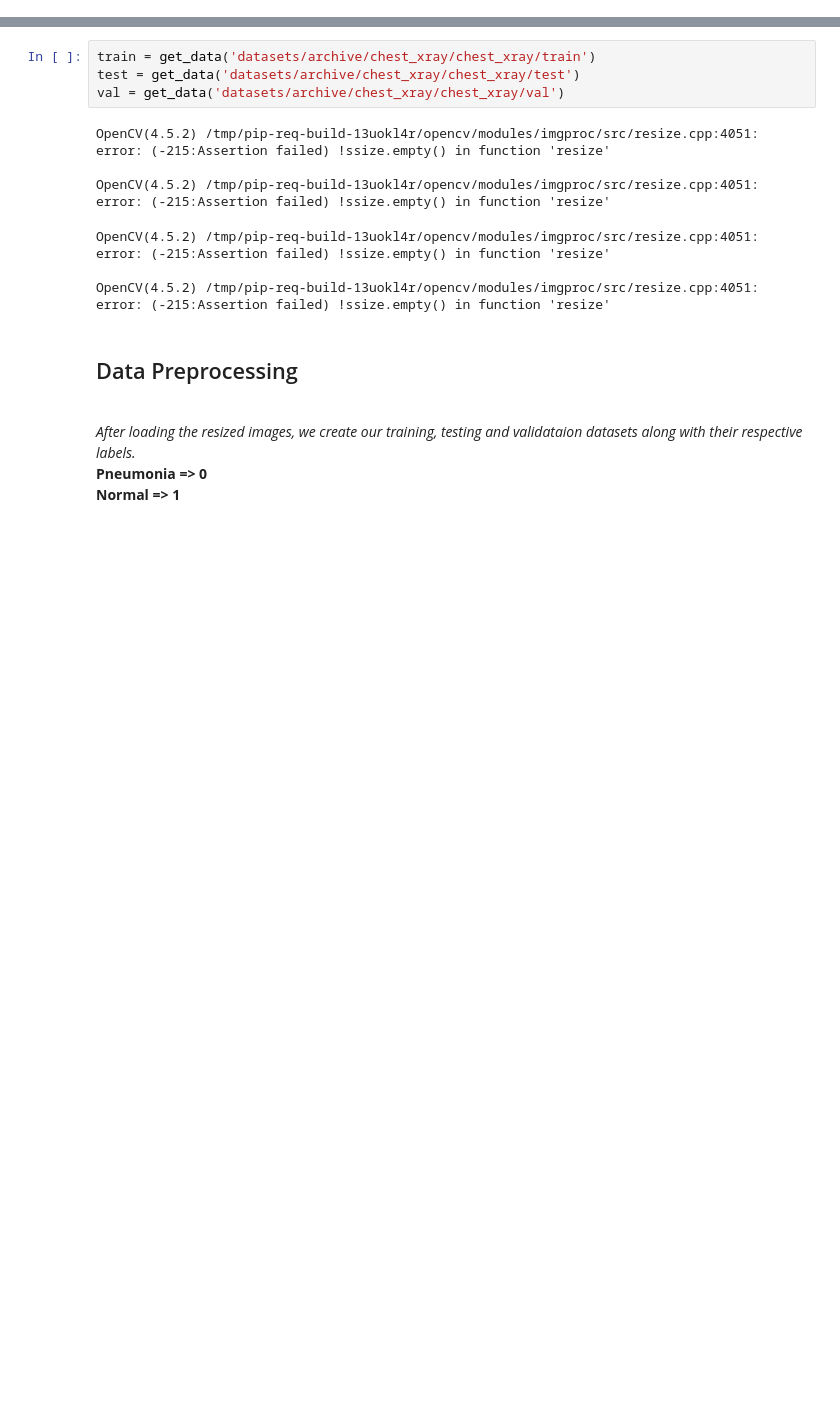
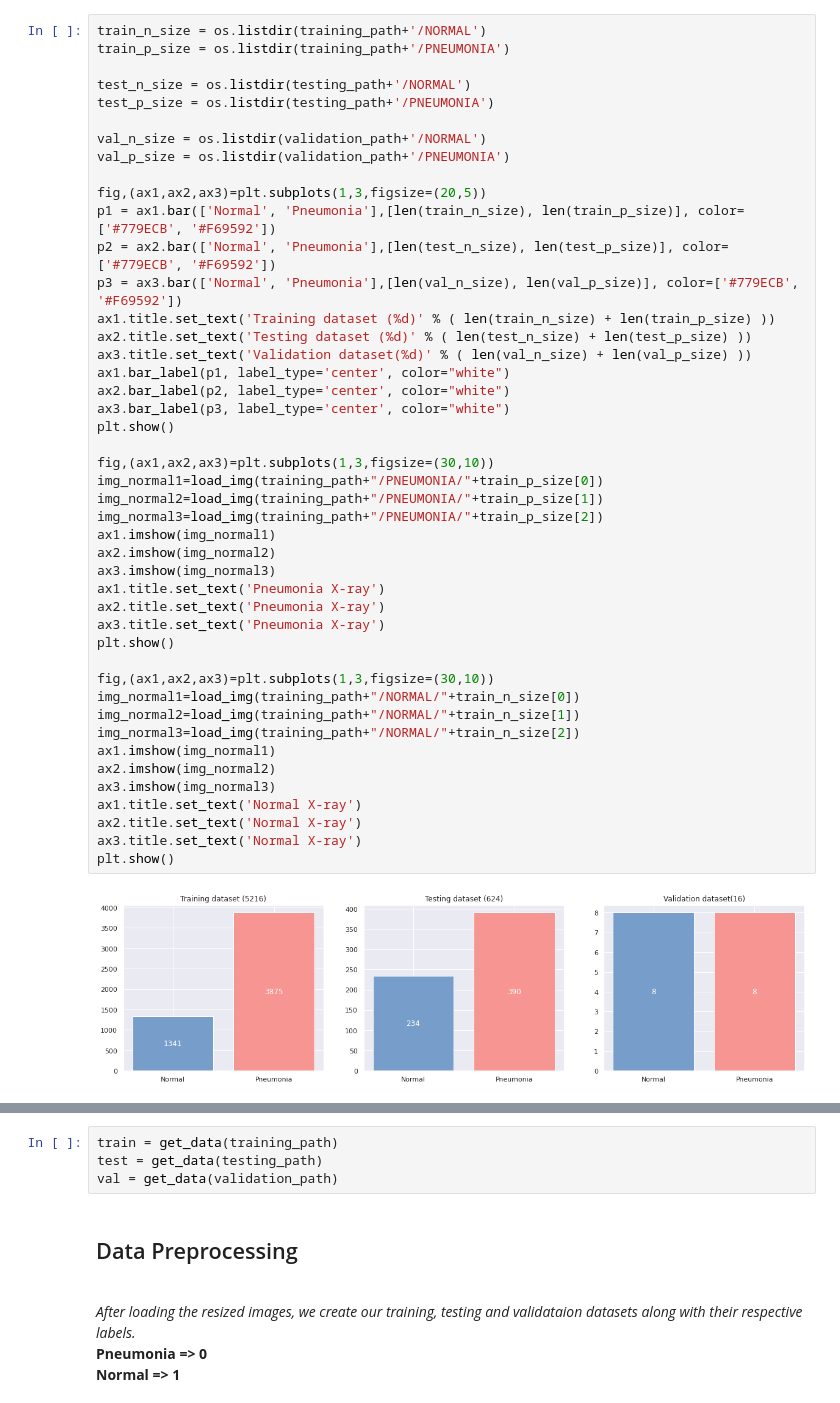
Before and after one commit to tzerefos/Deep_Learning, a Jupyter notebook: FirstEffort.ipynb, the cells around one changed output, grey strips where cells are left out. Drawn from its saved outputs; the diff is of its cells as text; blank space fills up the shorter version.

```diff
--- a/FirstEffort.ipynb
+++ b/FirstEffort.ipynb
@@ -40,0 +47,47 @@ def get_data(data_dir):
+# %%
+train_n_size = os.listdir(training_path+'/NORMAL')
+train_p_size = os.listdir(training_path+'/PNEUMONIA')
+
+test_n_size = os.listdir(testing_path+'/NORMAL')
+test_p_size = os.listdir(testing_path+'/PNEUMONIA')
+
+val_n_size = os.listdir(validation_path+'/NORMAL')
+val_p_size = os.listdir(validation_path+'/PNEUMONIA')
+
+fig,(ax1,ax2,ax3)=plt.subplots(1,3,figsize=(20,5))
+p1 = ax1.bar(['Normal', 'Pneumonia'],[len(train_n_size), len(train_p_size)], color=['#779ECB', '#F69592'])
+p2 = ax2.bar(['Normal', 'Pneumonia'],[len(test_n_size), len(test_p_size)], color=['#779ECB', '#F69592'])
+p3 = ax3.bar(['Normal', 'Pneumonia'],[len(val_n_size), len(val_p_size)], color=['#779ECB', '#F69592'])
+ax1.title.set_text('Training dataset (%d)' % ( len(train_n_size) + len(train_p_size) ))
+ax2.title.set_text('Testing dataset (%d)' % ( len(test_n_size) + len(test_p_size) ))
+ax3.title.set_text('Validation dataset(%d)' % ( len(val_n_size) + len(val_p_size) ))
+ax1.bar_label(p1, label_type='center', color="white")
+ax2.bar_label(p2, label_type='center', color="white")
+ax3.bar_label(p3, label_type='center', color="white")
+plt.show()
+
+fig,(ax1,ax2,ax3)=plt.subplots(1,3,figsize=(30,10))
+img_normal1=load_img(training_path+"/PNEUMONIA/"+train_p_size[0])
+img_normal2=load_img(training_path+"/PNEUMONIA/"+train_p_size[1])
+img_normal3=load_img(training_path+"/PNEUMONIA/"+train_p_size[2])
+ax1.imshow(img_normal1)
+ax2.imshow(img_normal2)
+ax3.imshow(img_normal3)
+ax1.title.set_text('Pneumonia X-ray')
+ax2.title.set_text('Pneumonia X-ray')
+ax3.title.set_text('Pneumonia X-ray')
+plt.show()
+
+fig,(ax1,ax2,ax3)=plt.subplots(1,3,figsize=(30,10))
+img_normal1=load_img(training_path+"/NORMAL/"+train_n_size[0])
+img_normal2=load_img(training_path+"/NORMAL/"+train_n_size[1])
+img_normal3=load_img(training_path+"/NORMAL/"+train_n_size[2])
+ax1.imshow(img_normal1)
+ax2.imshow(img_normal2)
+ax3.imshow(img_normal3)
+ax1.title.set_text('Normal X-ray')
+ax2.title.set_text('Normal X-ray')
+ax3.title.set_text('Normal X-ray')
+plt.show()
+# %% [output]
+[figure, added]
@@ -41,14 +96,7 @@ def get_data(data_dir):
 # %%
-train = get_data('datasets/archive/chest_xray/chest_xray/train')
-test = get_data('datasets/archive/chest_xray/chest_xray/test')
-val = get_data('datasets/archive/chest_xray/chest_xray/val')
+train = get_data(training_path)
+test = get_data(testing_path)
+val = get_data(validation_path)
-# %% [output]
-OpenCV(4.5.2) /tmp/pip-req-build-13uokl4r/opencv/modules/imgproc/src/resize.cpp:4051: error: (-215:Assertion failed) !ssize.empty() in function 'resize'
-
-OpenCV(4.5.2) /tmp/pip-req-build-13uokl4r/opencv/modules/imgproc/src/resize.cpp:4051: error: (-215:Assertion failed) !ssize.empty() in function 'resize'
-OpenCV(4.5.2) /tmp/pip-req-build-13uokl4r/opencv/modules/imgproc/src/resize.cpp:4051: error: (-215:Assertion failed) !ssize.empty() in function 'resize'
-
-OpenCV(4.5.2) /tmp/pip-req-build-13uokl4r/opencv/modules/imgproc/src/resize.cpp:4051: error: (-215:Assertion failed) !ssize.empty() in function 'resize'
 # %% [markdown]
 <h2> Data Preprocessing </h2> <br>
 <i> After loading the resized images, we create our training, testing and validataion datasets along with
```
Also changed, not shown: parts of 15 cells of this notebook, 1 other file.
